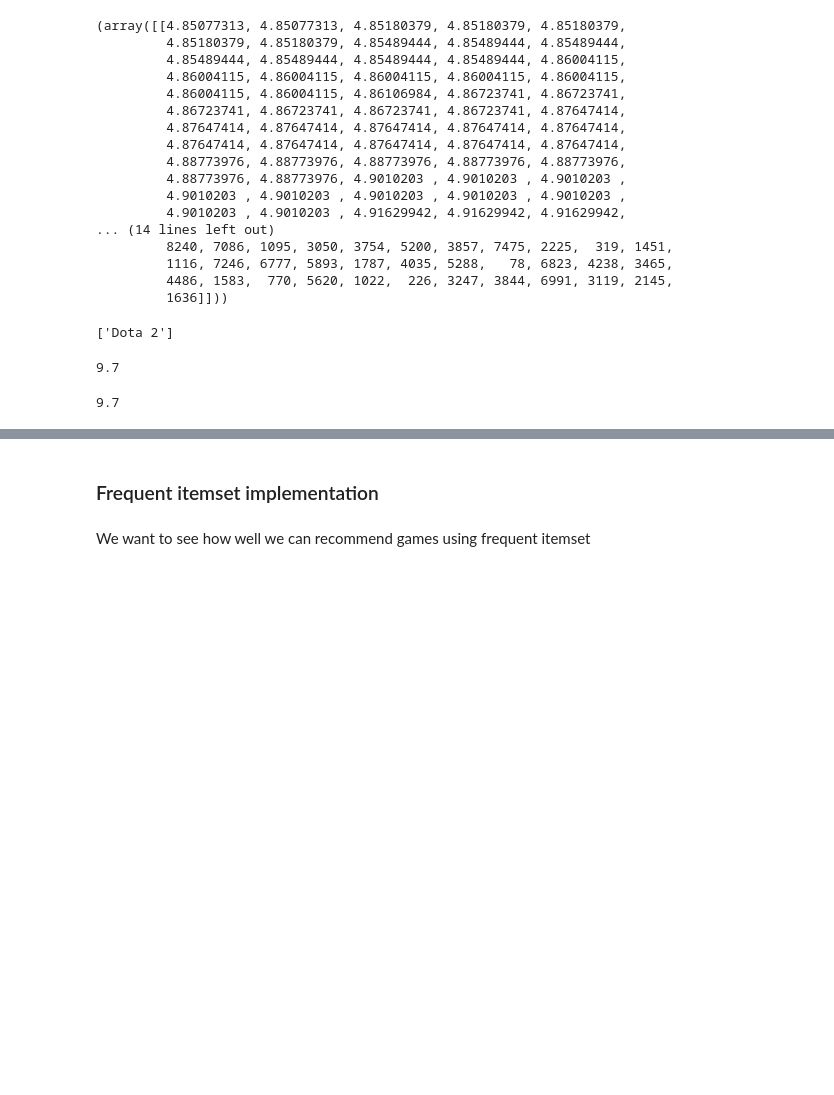
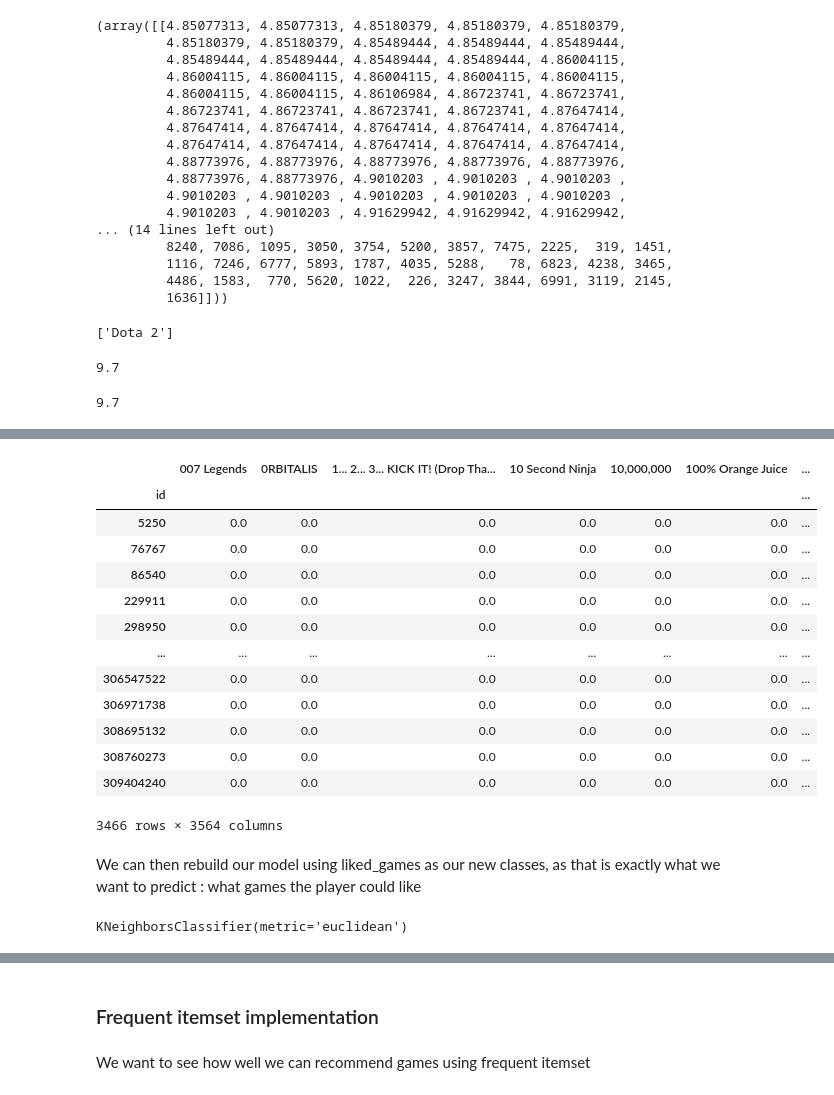
Before and after one commit to Vbardusco/sd201-steam-recommendations, a Jupyter notebook: project_steam.ipynb, the cells around one changed output, grey strips where cells are left out. Cells and saved outputs as stored; diff of their text form; code cells hidden in the pictures; blank space fills up the shorter version.

```diff
--- a/project_steam.ipynb
+++ b/project_steam.ipynb
@@ -431,0 +580,43 @@ X_train.iloc[5163]['Dota 2']
+# %%
+hours_encoded_3 = played_dict_3.apply(pd.Series)
+#Replace NaN values by 0 : a game not in the dict has never been played
+hours_encoded_3 = hours_encoded_3.fillna(0)
+hours_encoded_3 = hours_encoded_3.reindex(sorted(hours_encoded_3.columns),axis=1)
+hours_encoded_3
+# %% [output]
+|  | 007 Legends | 0RBITALIS | 1... 2... 3... KICK IT! (Drop Tha... | 10 Second Ninja | 10,000,000 | 100% Orange Juice | ... |
+| id |  |  |  |  |  |  | ... |
+| 5250 | 0.0 | 0.0 | 0.0 | 0.0 | 0.0 | 0.0 | ... |
+| 76767 | 0.0 | 0.0 | 0.0 | 0.0 | 0.0 | 0.0 | ... |
+| 86540 | 0.0 | 0.0 | 0.0 | 0.0 | 0.0 | 0.0 | ... |
+| 229911 | 0.0 | 0.0 | 0.0 | 0.0 | 0.0 | 0.0 | ... |
+| 298950 | 0.0 | 0.0 | 0.0 | 0.0 | 0.0 | 0.0 | ... |
+| ... | ... | ... | ... | ... | ... | ... | ... |
+| 306547522 | 0.0 | 0.0 | 0.0 | 0.0 | 0.0 | 0.0 | ... |
+| 306971738 | 0.0 | 0.0 | 0.0 | 0.0 | 0.0 | 0.0 | ... |
+| 308695132 | 0.0 | 0.0 | 0.0 | 0.0 | 0.0 | 0.0 | ... |
+| 308760273 | 0.0 | 0.0 | 0.0 | 0.0 | 0.0 | 0.0 | ... |
+| 309404240 | 0.0 | 0.0 | 0.0 | 0.0 | 0.0 | 0.0 | ... |
+3466 rows × 3564 columns
+# %% [markdown]
+We can then rebuild our model using liked_games as our new classes, as that is exactly what we want to predict : what games the player could like
+# %%
+#Get the list of games
+games_list = list(hours_encoded_3.columns)
+games_list.sort()
+
+X_train, X_test, y_train, y_test = train_test_split(hours_encoded_3, liked_games_encoded, test_size=0.2, random_state=42)
+
+
+#To retrieve the list of played games, we get the list of games with a
+#non zero time played and check the name corresponding to the index
+def games_of_player_train(i):
+    return [games_list[index] for index in list(np.asarray(X_train.iloc[i]).nonzero())[0]]
+
+def games_of_player_test(i):
+    return [games_list[index] for index in list(np.asarray(X_test.iloc[i]).nonzero())[0]]
+
+neigh = KNeighborsClassifier(n_neighbors=5, metric='euclidean')
+neigh.fit(X_train.values,y_train.values)
+# %% [output]
+KNeighborsClassifier(metric='euclidean')
```
Also changed, not shown: parts of 26 cells of this notebook.
